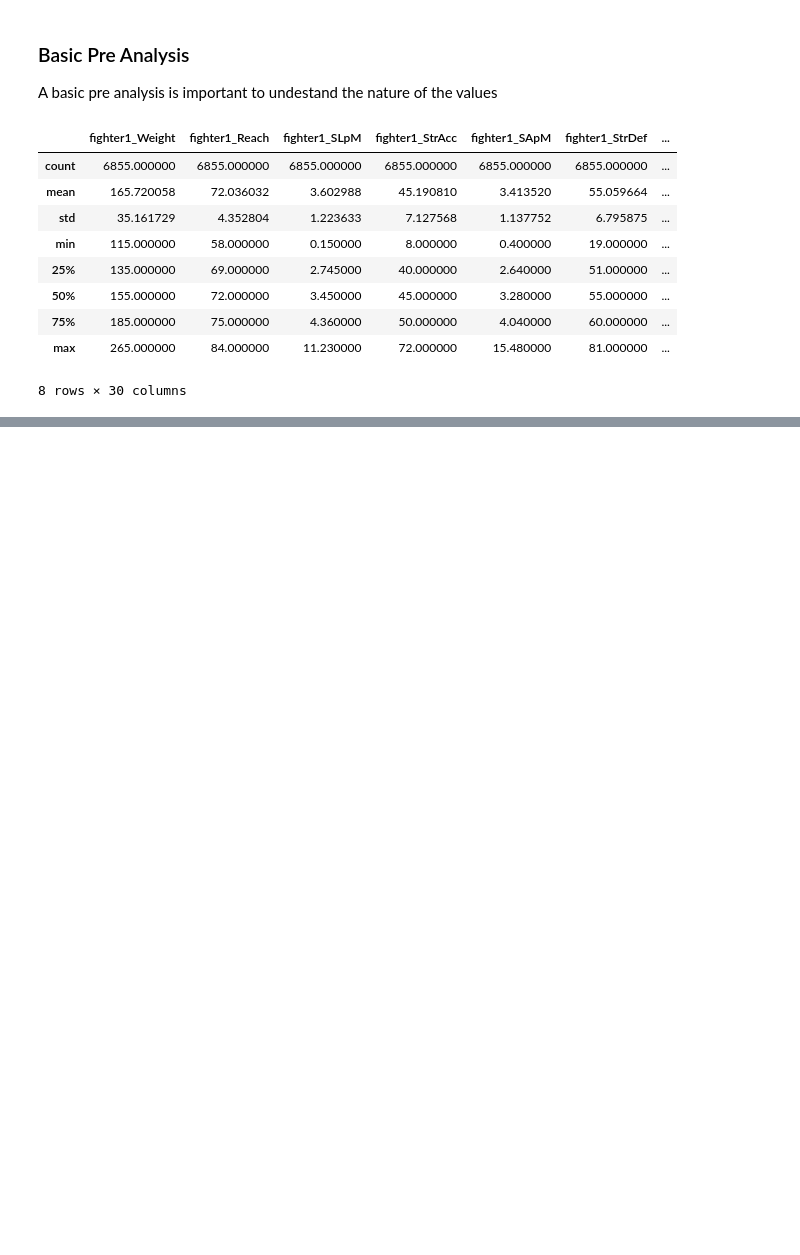
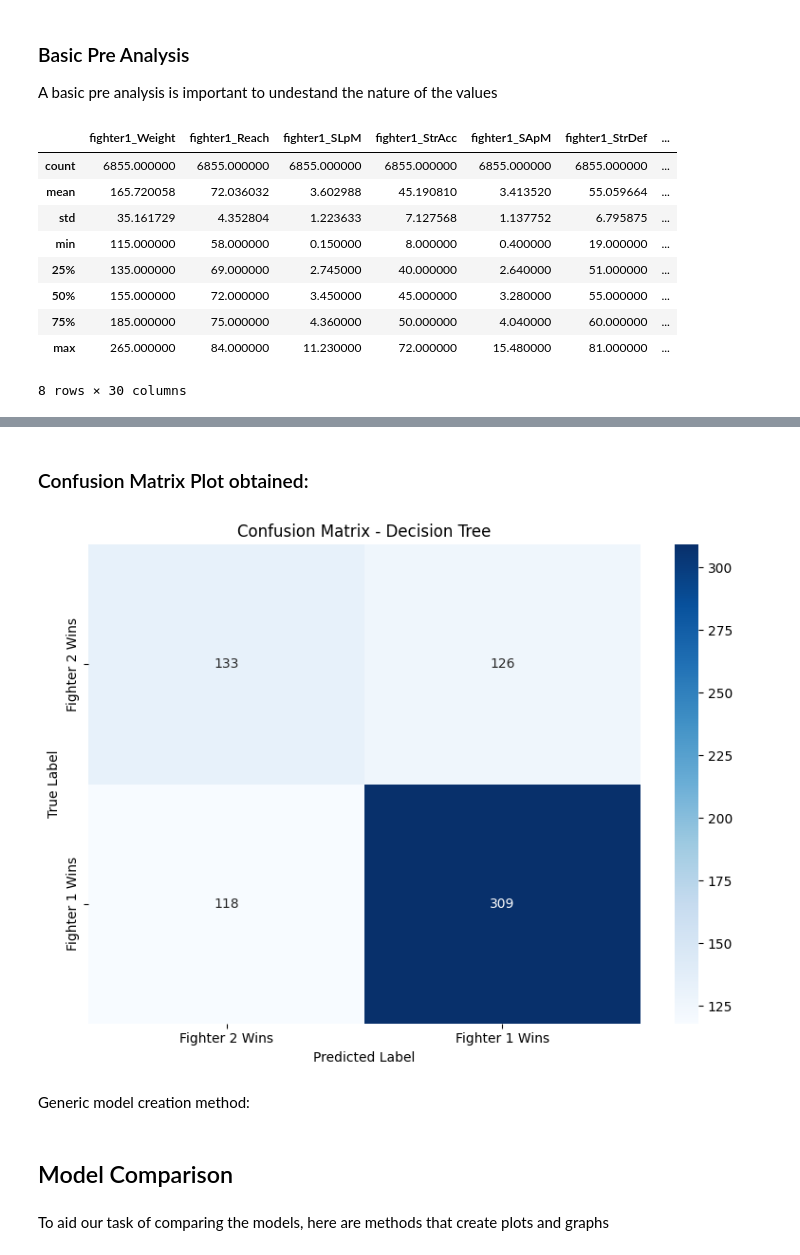
Before and after one commit to GrecoLucas/IA2, a Jupyter notebook: A2_7_assignment2.ipynb, the cells around one changed output, grey strips where cells are left out. Cells and saved outputs as stored; diff of their text form; code cells hidden in the pictures; blank space fills up the shorter version.

```diff
--- a/A2_7_assignment2.ipynb
+++ b/A2_7_assignment2.ipynb
@@ -77,0 +253,4 @@ df.describe()
+# %%
+test_size=0.1
+random_state=42
+X_train, X_test, y_train, y_test = train_test_split(X, y, test_size=test_size, random_state=random_state)
@@ -77,0 +339,4 @@ df.describe()
+# %%
+start = time.time()
+y_pred = model.predict(X_test)
+end = time.time()
@@ -78 +367,18 @@ df.describe()
+# %% [markdown]
+### Confusion Matrix Plot obtained:
+# %%
+    plt.figure(figsize=(8, 6))
+    sns.heatmap(cm, annot=True, fmt='d', cmap='Blues',
+                xticklabels=['Fighter 2 Wins', 'Fighter 1 Wins'],
+                yticklabels=['Fighter 2 Wins', 'Fighter 1 Wins'])
+    plt.title(f'Confusion Matrix - Decision Tree')
+    plt.ylabel('True Label')
+    plt.xlabel('Predicted Label')
+    plt.tight_layout()
+    plt.show()
+    plt.close()
+# %% [output]
+[figure, added]
+# %% [markdown]
+Generic model creation method:
 # %%
@@ -802,0 +397,4 @@ def run_model_comparisons(df, output_dir):
+# %% [markdown]
+## Model Comparison
+# %% [markdown]
+To aid our task of comparing the models, here are methods that create plots and graphs
```
Also changed, not shown: parts of 53 cells of this notebook, 6 other files.
